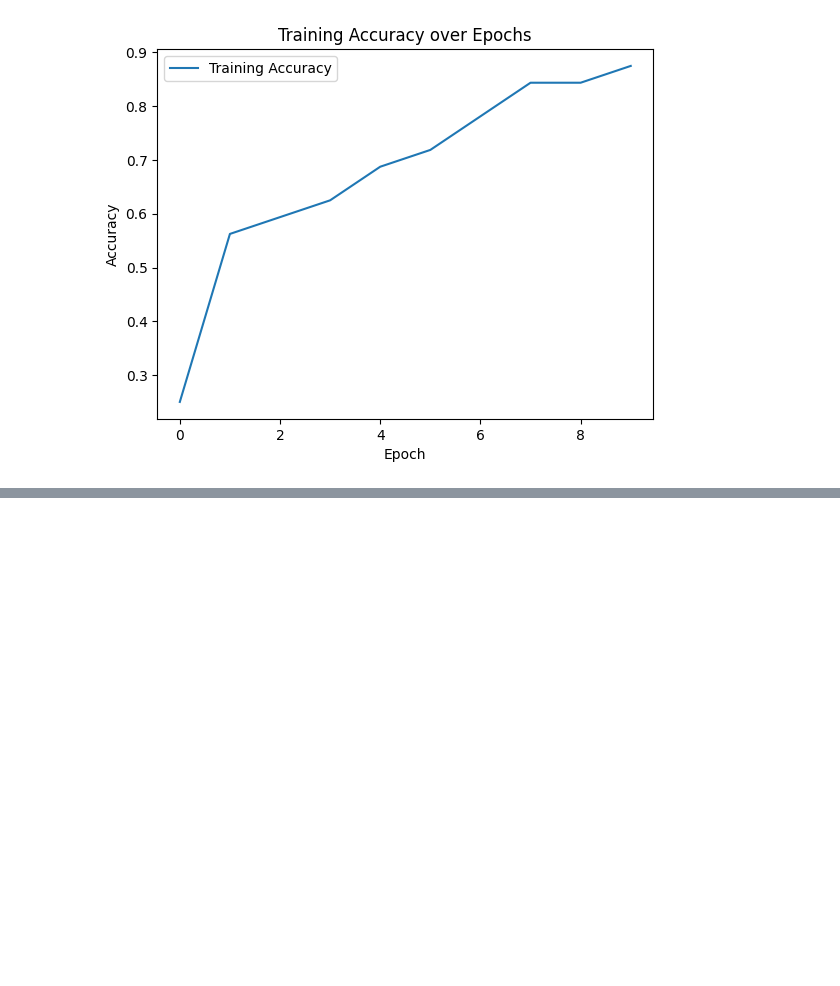
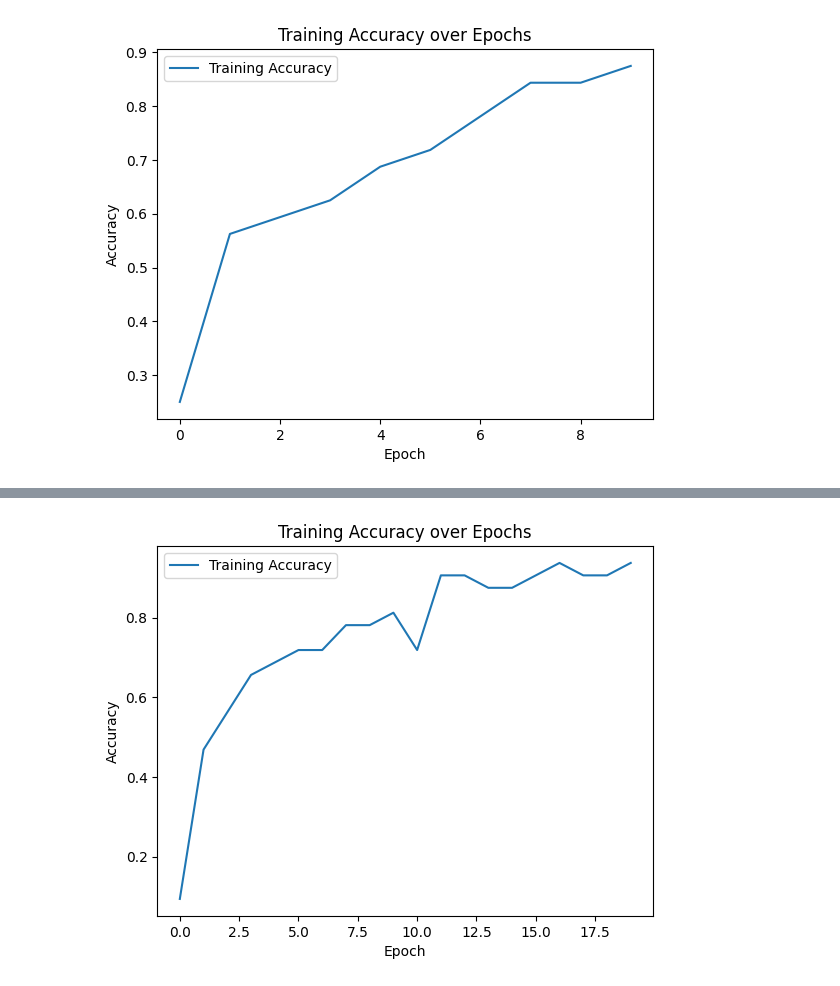
Before and after one commit to N212002/Learngit, a Jupyter notebook: btrnn.ipynb, the cells around one changed output, grey strips where cells are left out. Saved outputs shown, nothing was run; the diff lists cells and outputs as text; code cells hidden in the pictures; blank space fills up the shorter version.

```diff
--- a/btrnn.ipynb
+++ b/btrnn.ipynb
@@ -166,3 +166,91 @@ Epoch 9/10
 Epoch 10/10
 1/1 [==============================] - 0s 65ms/step - loss: 0.5438 - accuracy: 0.8750
 [figure]
+# %%
+import os
+import numpy as np
+import tensorflow as tf
+from tensorflow.keras import layers, models
+from tensorflow.keras.preprocessing.image import ImageDataGenerator
+import matplotlib.pyplot as plt
+
+# Define your dataset directory
+train_dir = '/content/drive/MyDrive/cleaned/cleaned/Training'
+
+# Define image dimensions and batch size
+img_height, img_width = 200, 200
+batch_size = 32
+
+# Create ImageDataGenerator
+train_datagen = ImageDataGenerator(rescale=1./255)
+
+# Flow from directory
+train_generator = train_datagen.flow_from_directory(
+    train_dir,
+    target_size=(img_height, img_width),
+    batch_size=batch_size,
+    color_mode='grayscale',  # Load images in grayscale mode
+    class_mode='sparse')  # Assuming labels are provided as integers
+
+# Get the first batch of images and labels
+train_images, train_labels = next(train_generator)
+train_images = np.squeeze(train_images, axis=3)  # Remove the last dimension (channels)
+
+# Define the RNN-based image classifier model
+def create_rnn_image_classifier(input_shape, num_classes):
+    model = models.Sequential()
+
+    # Define the RNN layer
+    model.add(layers.SimpleRNN(128, input_shape=input_shape))
+
+    # Add a dense layer with softmax activation for classification
+    model.add(layers.Dense(num_classes, activation='softmax'))
+
+    return model
+
+input_shape = (img_height, img_width)  # Grayscale images have one channel
+num_classes = len(train_generator.class_indices)
+
+# Create the RNN-based image classifier model
+model = create_rnn_image_classifier(input_shape, num_classes)
+
+# Compile the model
+model.compile(optimizer='adam',
+              loss='sparse_categorical_crossentropy',
+              metrics=['accuracy'])
+
+# Print model summary
+model.summary()
+
+# Train the model using the first batch of data
+history = model.fit(train_images, train_labels, epochs=20)
+
+# Plot the training accuracy over epochs
+plt.plot(history.history['accuracy'], label='Training Accuracy')
+plt.xlabel('Epoch')
+plt.ylabel('Accuracy')
+plt.title('Training Accuracy over Epochs')
+plt.legend()
+plt.show()
+
+# Plot training and validation loss over epochs
+plt.plot(history.history['loss'], label='Training Loss')
+plt.xlabel('Epoch')
+plt.ylabel('Loss')
+plt.title('Training Loss over Epochs')
+plt.legend()
+plt.show()
+
+# Plot training and validation accuracy over epochs
+plt.plot(history.history['accuracy'], label='Training Accuracy')
+plt.xlabel('Epoch')
+plt.ylabel('Accuracy')
+plt.title('Training Accuracy over Epochs')
+plt.legend()
+plt.show()
+
+# Evaluate the model on the entire training set
+loss, accuracy = model.evaluate(train_images, train_labels)
+print(f'Training Loss: {loss:.4f}')
+print(f'Training Accuracy: {accuracy:.4f}')
+# %% [output]
@@ -168,0 +274 @@ Epoch 10/10
+[figure, added]
```
Also changed, not shown: parts of 1 cell of this notebook.
